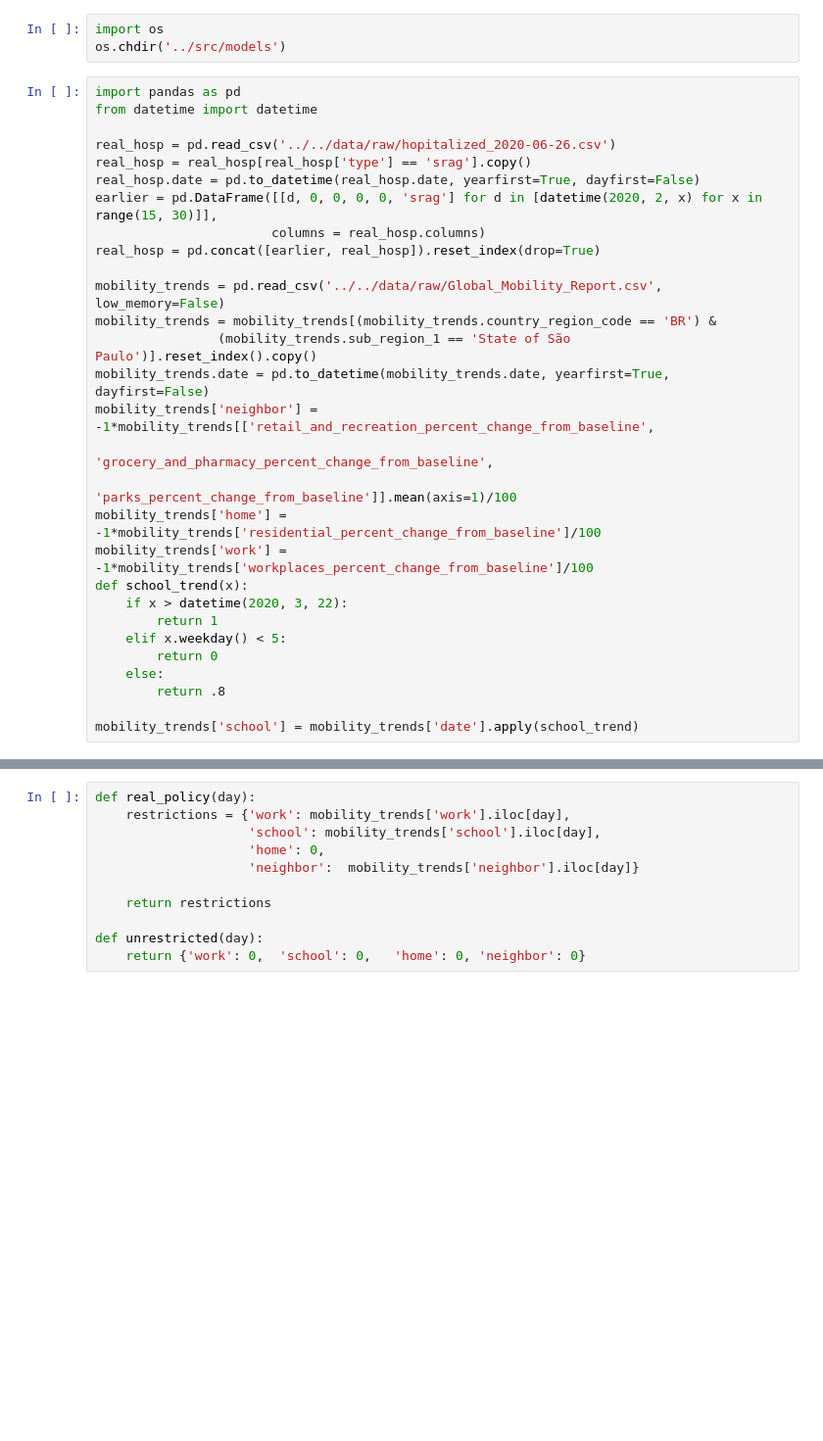
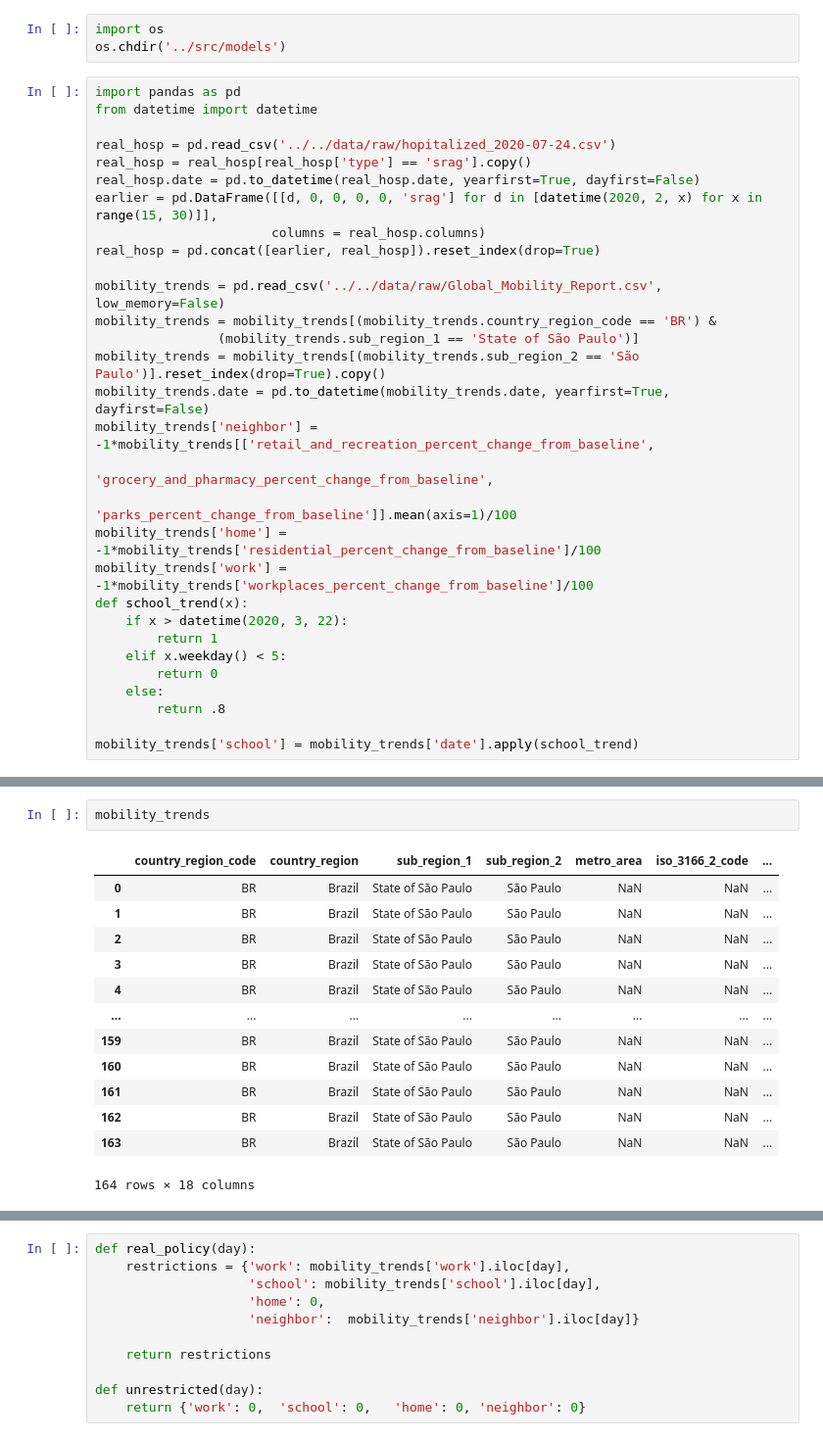
Before and after one commit to yambanis/CovidMDP, a Jupyter notebook: notebooks/Historical data comparative.ipynb, the cells around one changed output, grey strips where cells are left out. Shown: that part at 98% size. Drawn from its saved outputs; the diff is of its cells as text; blank space fills up the shorter version.

```diff
--- a/notebooks/Historical data comparative.ipynb
+++ b/notebooks/Historical data comparative.ipynb
@@ -5,7 +5,7 @@ os.chdir('../src/models')
 import pandas as pd
 from datetime import datetime
 
-real_hosp = pd.read_csv('../../data/raw/hopitalized_2020-06-26.csv')
+real_hosp = pd.read_csv('../../data/raw/hopitalized_2020-07-24.csv')
 real_hosp = real_hosp[real_hosp['type'] == 'srag'].copy()
 real_hosp.date = pd.to_datetime(real_hosp.date, yearfirst=True, dayfirst=False)
 earlier = pd.DataFrame([[d, 0, 0, 0, 0, 'srag'] for d in [datetime(2020, 2, x) for x in range(15, 30)]],
@@ -14,7 +14,8 @@ real_hosp = pd.concat([earlier, real_hosp]).reset_index(drop=True)
 
 mobility_trends = pd.read_csv('../../data/raw/Global_Mobility_Report.csv', low_memory=False)
 mobility_trends = mobility_trends[(mobility_trends.country_region_code == 'BR') &
-                (mobility_trends.sub_region_1 == 'State of São Paulo')].reset_index().copy()
+                (mobility_trends.sub_region_1 == 'State of São Paulo')]
+mobility_trends = mobility_trends[(mobility_trends.sub_region_2 == 'São Paulo')].reset_index(drop=True).copy()
 mobility_trends.date = pd.to_datetime(mobility_trends.date, yearfirst=True, dayfirst=False)
 mobility_trends['neighbor'] = -1*mobility_trends[['retail_and_recreation_percent_change_from_baseline',
                                                 'grocery_and_pharmacy_percent_change_from_baseline',
@@ -37,3 +38,19 @@ set(real_hosp.date) - set(mobility_trends.date)
+# %%
+mobility_trends
+# %% [output]
+|  | country_region_code | country_region | sub_region_1 | sub_region_2 | metro_area | iso_3166_2_code | ... |
+| 0 | BR | Brazil | State of São Paulo | São Paulo | NaN | NaN | ... |
+| 1 | BR | Brazil | State of São Paulo | São Paulo | NaN | NaN | ... |
+| 2 | BR | Brazil | State of São Paulo | São Paulo | NaN | NaN | ... |
+| 3 | BR | Brazil | State of São Paulo | São Paulo | NaN | NaN | ... |
+| 4 | BR | Brazil | State of São Paulo | São Paulo | NaN | NaN | ... |
+| ... | ... | ... | ... | ... | ... | ... | ... |
+| 159 | BR | Brazil | State of São Paulo | São Paulo | NaN | NaN | ... |
+| 160 | BR | Brazil | State of São Paulo | São Paulo | NaN | NaN | ... |
+| 161 | BR | Brazil | State of São Paulo | São Paulo | NaN | NaN | ... |
+| 162 | BR | Brazil | State of São Paulo | São Paulo | NaN | NaN | ... |
+| 163 | BR | Brazil | State of São Paulo | São Paulo | NaN | NaN | ... |
+164 rows × 18 columns
 # %%
 import plotly.graph_objects as go
 
```
Also changed, not shown: parts of 7 cells of this notebook, 2 other files.
